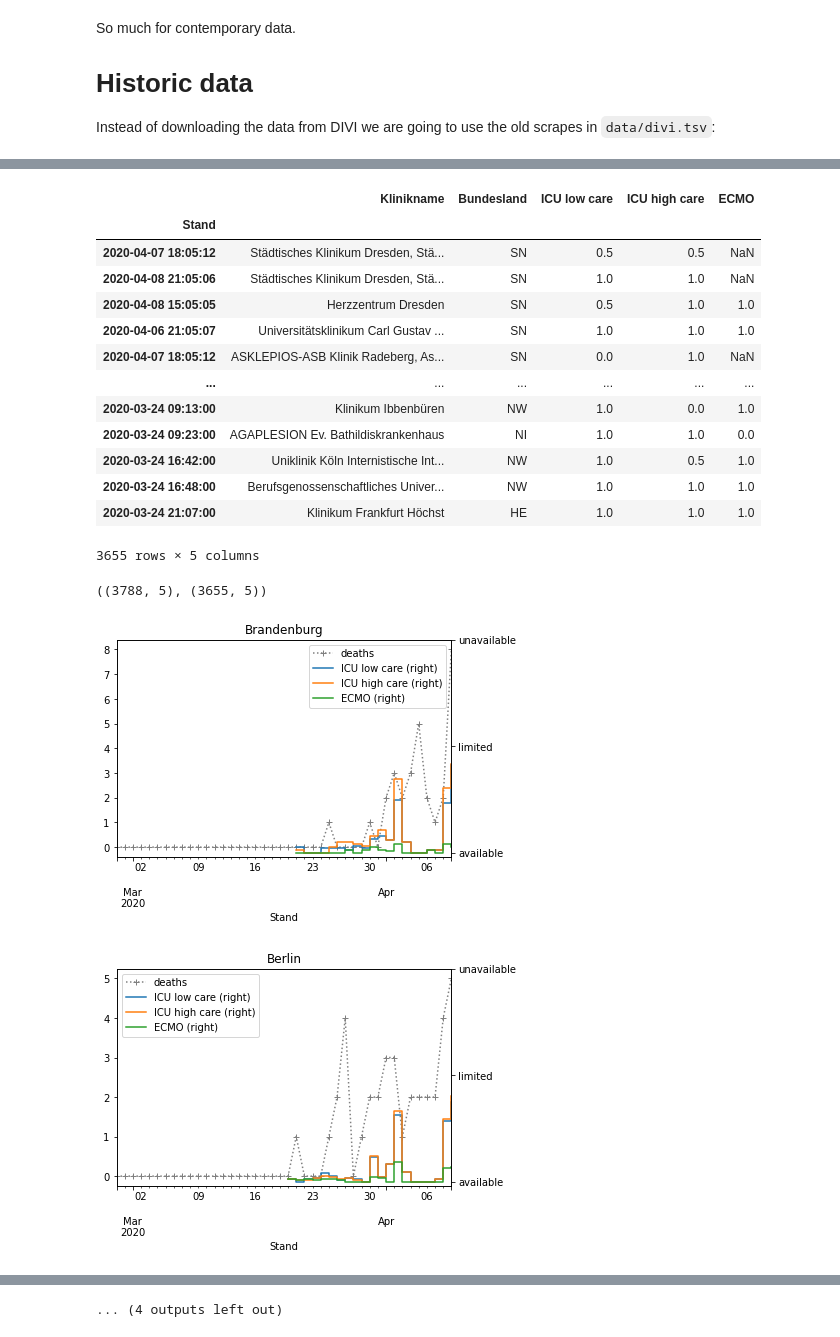
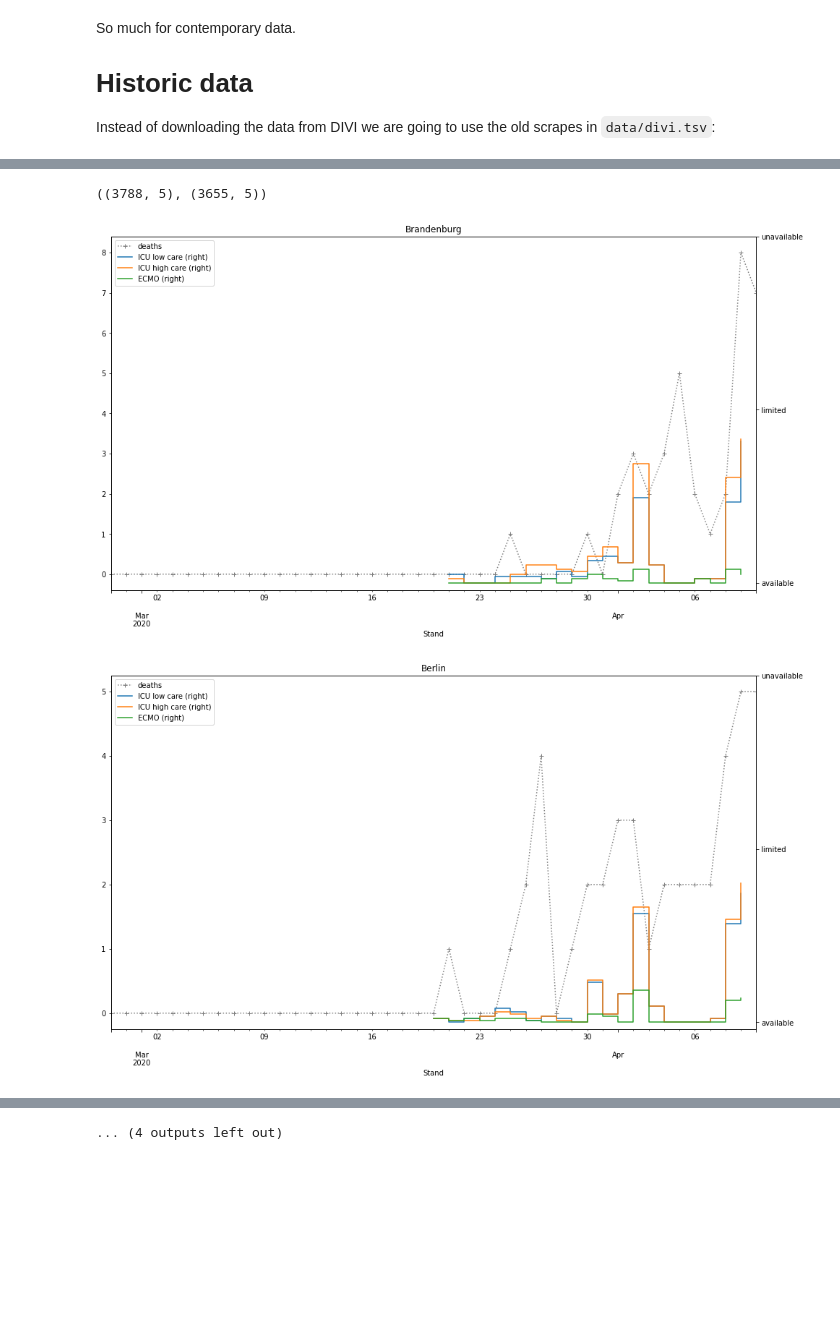
Before and after one commit to pschwede/covid19plots, a Jupyter notebook: scrape_divi.ipynb, the cells around one changed output, grey strips where cells are left out. Saved outputs shown, nothing was run; the diff lists cells and outputs as text; code cells hidden in the pictures; blank space fills up the shorter version.

```diff
--- a/scrape_divi.ipynb
+++ b/scrape_divi.ipynb
@@ -158,23 +101,6 @@ old['Stand'] = pd.to_datetime(old['Stand'], format="%Y-%m-%d %H:%M:%S")
 old = old[(old['Stand'] > '2019-12-31') & (old['Stand'] <= datetime.now())] \
 .set_index('Stand') \
 .drop_duplicates()
-
-old
-# %% [output]
-|  | Klinikname | Bundesland | ICU low care | ICU high care | ECMO |
-| Stand |  |  |  |  |  |
-| 2020-04-07 18:05:12 | Städtisches Klinikum Dresden, Stä... | SN | 0.5 | 0.5 | NaN |
-| 2020-04-08 21:05:06 | Städtisches Klinikum Dresden, Stä... | SN | 1.0 | 1.0 | NaN |
-| 2020-04-08 15:05:05 | Herzzentrum Dresden | SN | 0.5 | 1.0 | 1.0 |
-| 2020-04-06 21:05:07 | Universitätsklinikum Carl Gustav ... | SN | 1.0 | 1.0 | 1.0 |
-| 2020-04-07 18:05:12 | ASKLEPIOS-ASB Klinik Radeberg, As... | SN | 0.0 | 1.0 | NaN |
-| ... | ... | ... | ... | ... | ... |
-| 2020-03-24 09:13:00 | Klinikum Ibbenbüren | NW | 1.0 | 0.0 | 1.0 |
-| 2020-03-24 09:23:00 | AGAPLESION Ev. Bathildiskrankenhaus | NI | 1.0 | 1.0 | 0.0 |
-| 2020-03-24 16:42:00 | Uniklinik Köln Internistische Int... | NW | 1.0 | 0.5 | 1.0 |
-| 2020-03-24 16:48:00 | Berufsgenossenschaftliches Univer... | NW | 1.0 | 1.0 | 1.0 |
-| 2020-03-24 21:07:00 | Klinikum Frankfurt Höchst | HE | 1.0 | 1.0 | 1.0 |
-3655 rows × 5 columns
 # %%
 df = df.append(old).sort_index().drop_duplicates()
 df.shape, old.shape
@@ -237,18 +163,18 @@ for federal_state in federal_states:
 # %%
 import matplotlib.dates as mdate
 
 for federal_state in sorted(federal_states):
     fig, ax = plt.subplots()
     #infections[federal_state].plot(kind='line', ax=ax, secondary_y=True, color='red', linestyle='-', marker='')
-    deaths[federal_state].plot(kind='line', ax=ax, color='grey', linestyle=':', marker='+', legend=True)
+    deaths[federal_state].plot(kind='line', ax=ax, color='grey', linestyle=':', marker='+', legend=True, figsize=(16,9))
 
     availability[federal_state].plot(kind='line', ax=ax, secondary_y=True, drawstyle='steps-post', marker='')
     plt.yticks([0.0 * num_clinics[federal_state],
                 0.5 * num_clinics[federal_state],
                 1.0 * num_clinics[federal_state]],
                ["available", "limited", "unavailable"])
 
     plt.title("%s" % federal_state_translation[federal_state])
 # %% [output]
-[figure, old version]
+[figure, new version]
-[figure, old version]
+[figure, new version]
```
Also changed, not shown: parts of 12 cells of this notebook, 4 other files.
